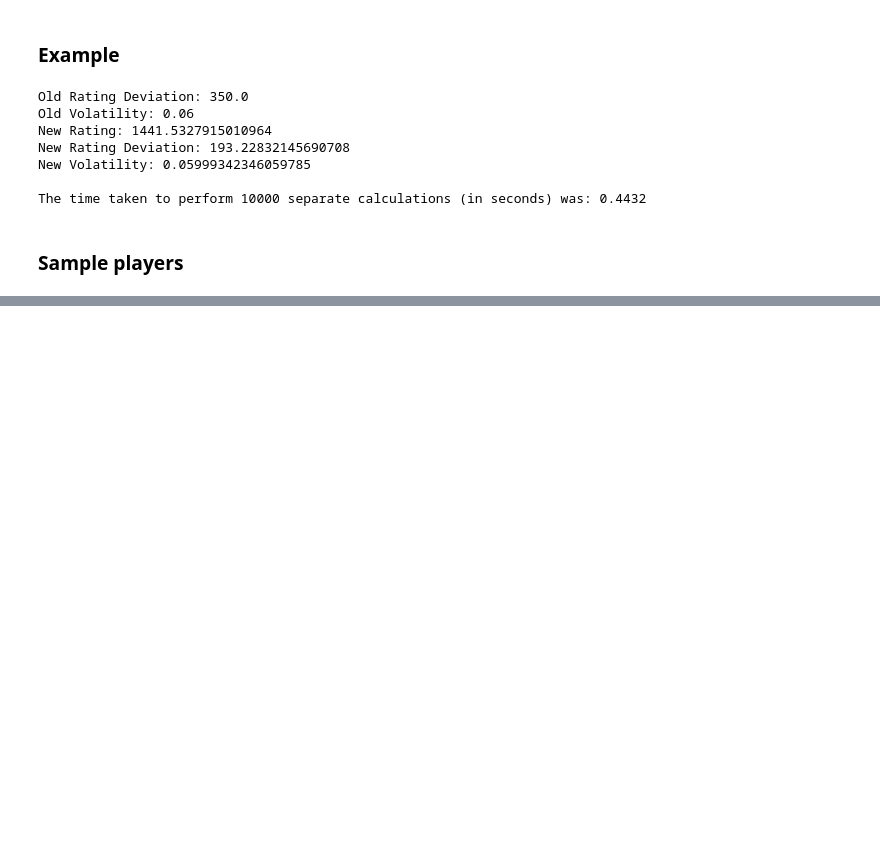
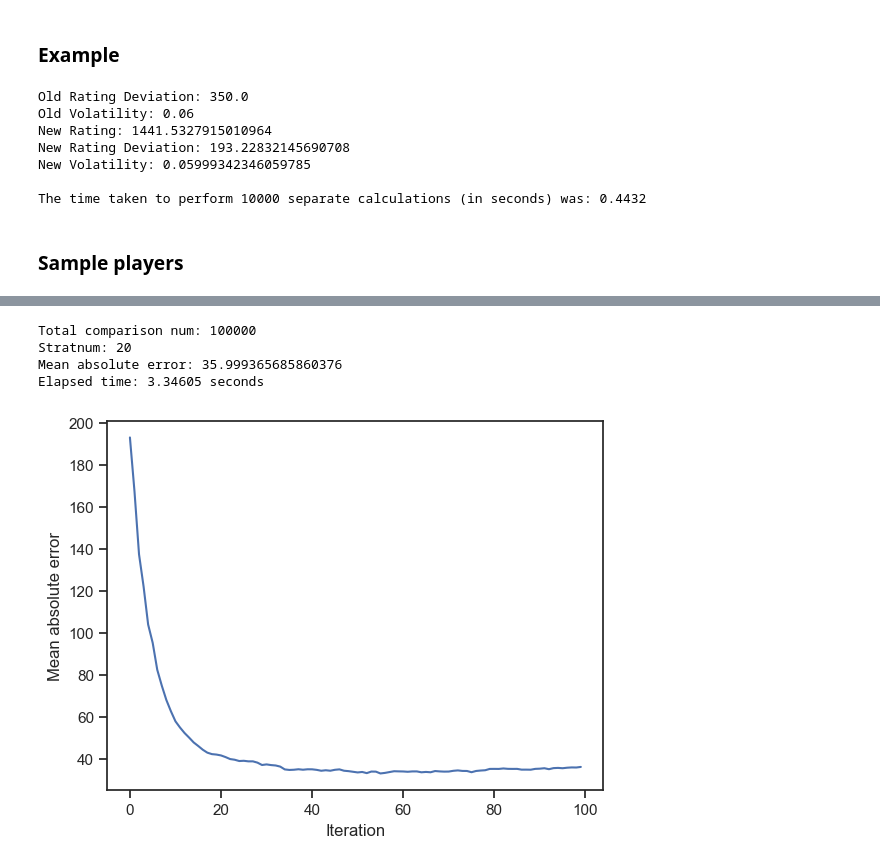
Before and after one commit to jchoi92k/pairwise_ranking, a Jupyter notebook: glicko_try.ipynb, the cells around one changed output, grey strips where cells are left out. Cells and saved outputs as stored; diff of their text form; code cells hidden in the pictures; blank space fills up the shorter version.

```diff
--- a/glicko_try.ipynb
+++ b/glicko_try.ipynb
@@ -144,0 +237,8 @@ Elapsed time: 3.20042 seconds
+# %%
+glickres20 = glicko_test(text_n=1000, s=s, total_participants=1000, comparison_per_participant=100, stratnum=20, inddif=150)
+# %% [output]
+Total comparison num: 100000
+Stratnum: 20
+Mean absolute error: 35.999365685860376
+Elapsed time: 3.34605 seconds
+[figure, added]
```
Also changed, not shown: parts of 23 cells of this notebook.
